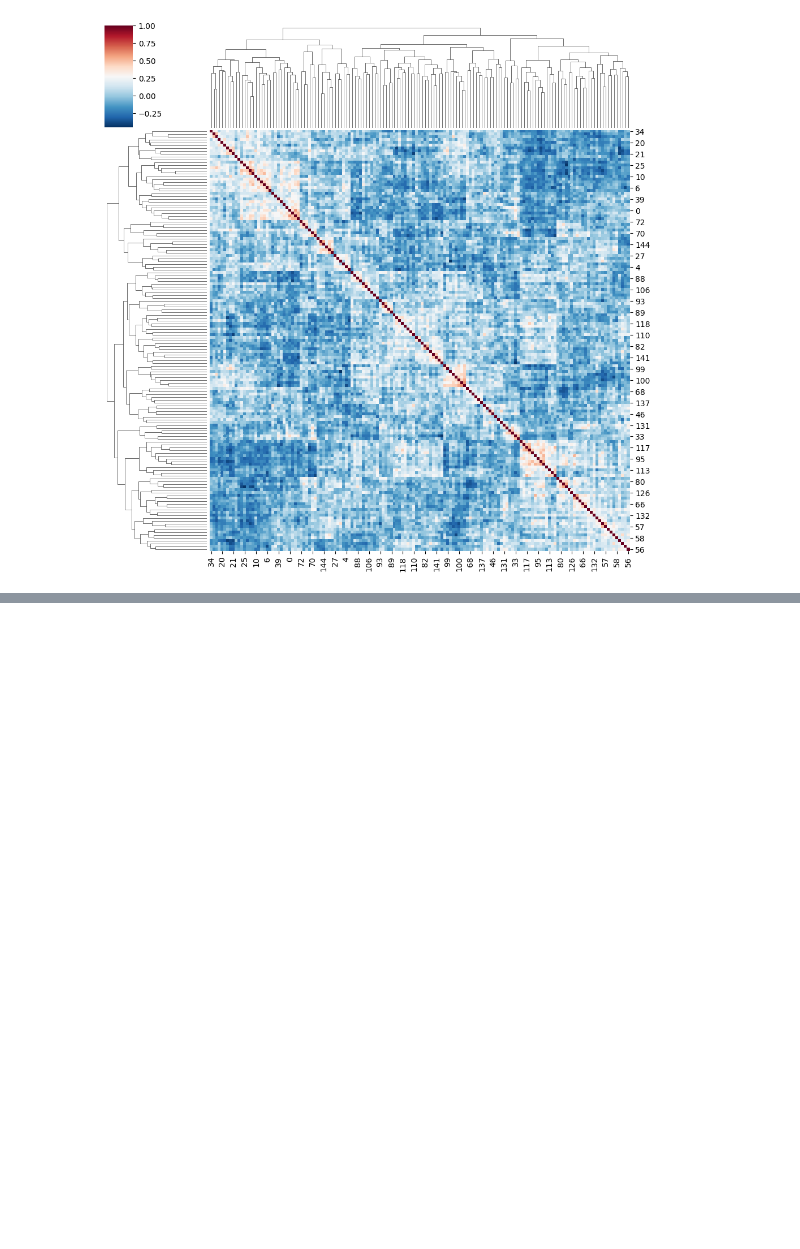
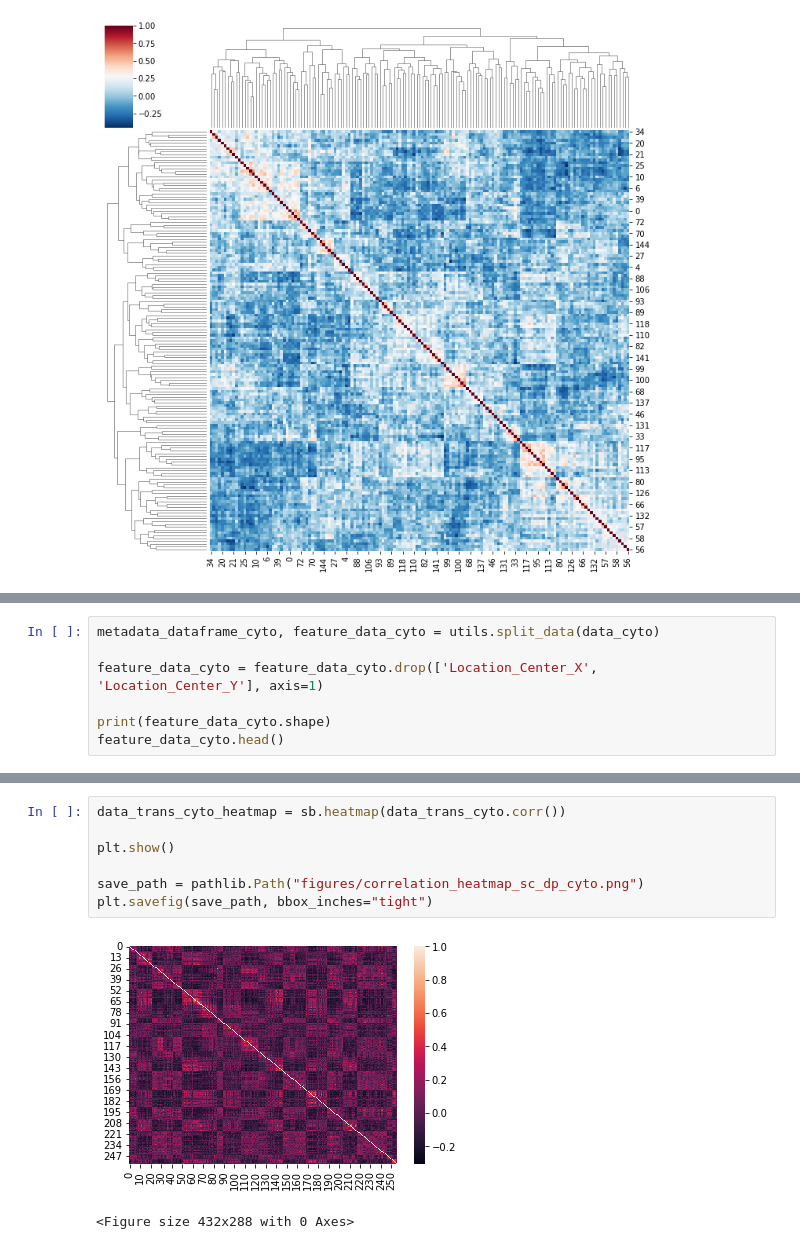
Before and after one commit to WayScience/Benchmarking_NF1_data, a Jupyter notebook: 5_analyze_data/notebooks/Heatmap_analysis/nf1_heatmap.ipynb, the cells around one changed output, grey strips where cells are left out. Saved outputs shown, nothing was run; the diff lists cells and outputs as text; blank space fills up the shorter version.

```diff
--- a/5_analyze_data/notebooks/Heatmap_analysis/nf1_heatmap.ipynb
+++ b/5_analyze_data/notebooks/Heatmap_analysis/nf1_heatmap.ipynb
@@ -115,0 +131,7 @@ plt.savefig(save_path, bbox_inches="tight")
+# %%
+metadata_dataframe_cyto, feature_data_cyto = utils.split_data(data_cyto)
+
+feature_data_cyto = feature_data_cyto.drop(['Location_Center_X', 'Location_Center_Y'], axis=1)
+
+print(feature_data_cyto.shape)
+feature_data_cyto.head()
@@ -115,0 +172,10 @@ plt.savefig(save_path, bbox_inches="tight")
+# %%
+data_trans_cyto_heatmap = sb.heatmap(data_trans_cyto.corr())
+
+plt.show()
+
+save_path = pathlib.Path("figures/correlation_heatmap_sc_dp_cyto.png")
+plt.savefig(save_path, bbox_inches="tight")
+# %% [output]
+[figure, added]
+<Figure size 432x288 with 0 Axes>
```
Also changed, not shown: parts of 20 cells of this notebook, 22 other files.
